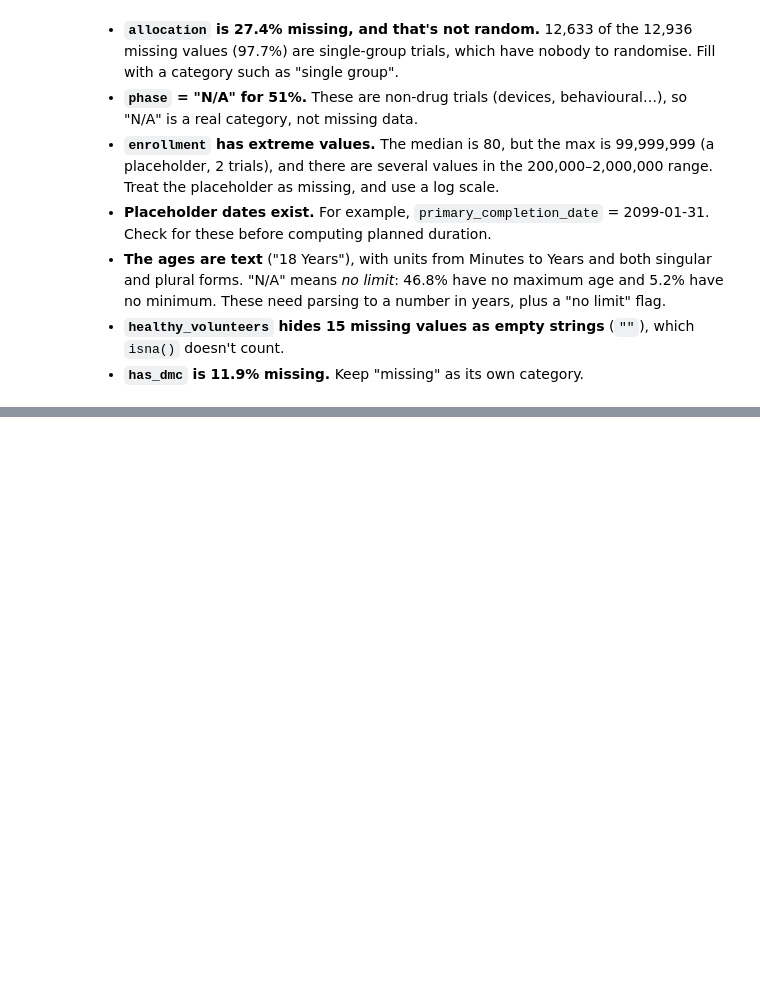
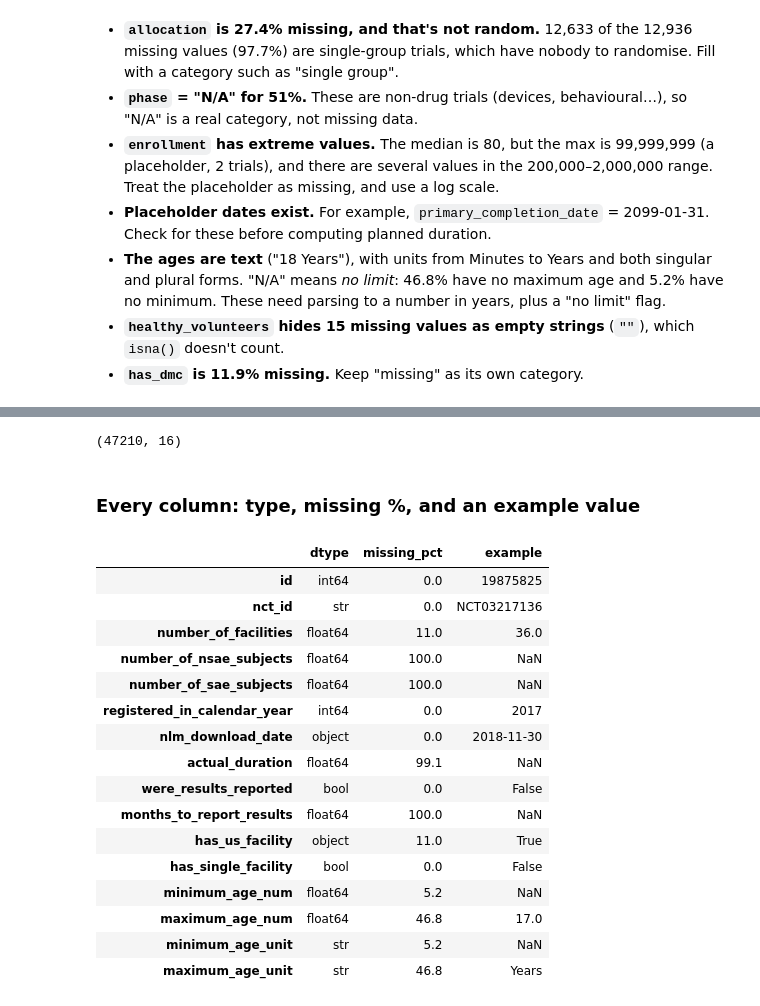
Before and after one commit to rayenlatrech/clinical-trial-termination, a Jupyter notebook: notebooks/02_feature_eda.ipynb, the cells around one changed output, grey strips where cells are left out. Saved outputs shown, nothing was run; the diff lists cells and outputs as text; code cells hidden in the pictures; blank space fills up the shorter version.

Commit message:
Complete feature exploration: many-per-trial tables, calculated_values, feature list

```diff
--- a/notebooks/02_feature_eda.ipynb
+++ b/notebooks/02_feature_eda.ipynb
@@ -265,0 +272,11 @@ Name: count, dtype: int64
+# %%
+query = text("""
+    SELECT
+        c.nct_id,
+        f.country
+    FROM analysis.cohort c
+    LEFT JOIN snap_2018_12.facilities f ON c.nct_id=f.nct_id
+
+""")
+with engine.connect() as conn:
+    facilities = pd.read_sql(query, conn)
@@ -265,0 +637,39 @@ Name: count, dtype: int64
+# %%
+query = text("""
+    SELECT cv.*
+    FROM snap_2018_12.calculated_values cv
+    WHERE cv.nct_id IN (SELECT nct_id FROM analysis.cohort)
+""")
+with engine.connect() as conn:
+    calculated = pd.read_sql(query, conn)
+
+print(calculated.shape)
+# %% [output]
+(47210, 16)
+# %% [markdown]
+### Every column: type, missing %, and an example value
+# %%
+column_overview = pd.DataFrame({
+    "dtype": calculated.dtypes.astype(str),
+    "missing_pct": (calculated.isna().mean() * 100).round(1),
+    "example": calculated.iloc[0],
+})
+display(column_overview)
+# %% [output]
+|  | dtype | missing_pct | example |
+| id | int64 | 0.0 | 19875825 |
+| nct_id | str | 0.0 | NCT03217136 |
+| number_of_facilities | float64 | 11.0 | 36.0 |
+| number_of_nsae_subjects | float64 | 100.0 | NaN |
+| number_of_sae_subjects | float64 | 100.0 | NaN |
+| registered_in_calendar_year | int64 | 0.0 | 2017 |
+| nlm_download_date | object | 0.0 | 2018-11-30 |
+| actual_duration | float64 | 99.1 | NaN |
+| were_results_reported | bool | 0.0 | False |
+| months_to_report_results | float64 | 100.0 | NaN |
+| has_us_facility | object | 11.0 | True |
+| has_single_facility | bool | 0.0 | False |
+| minimum_age_num | float64 | 5.2 | NaN |
+| maximum_age_num | float64 | 46.8 | 17.0 |
+| minimum_age_unit | str | 5.2 | NaN |
+| maximum_age_unit | str | 46.8 | Years |
```
Also changed, not shown: parts of 47 cells of this notebook, 3 other files.
